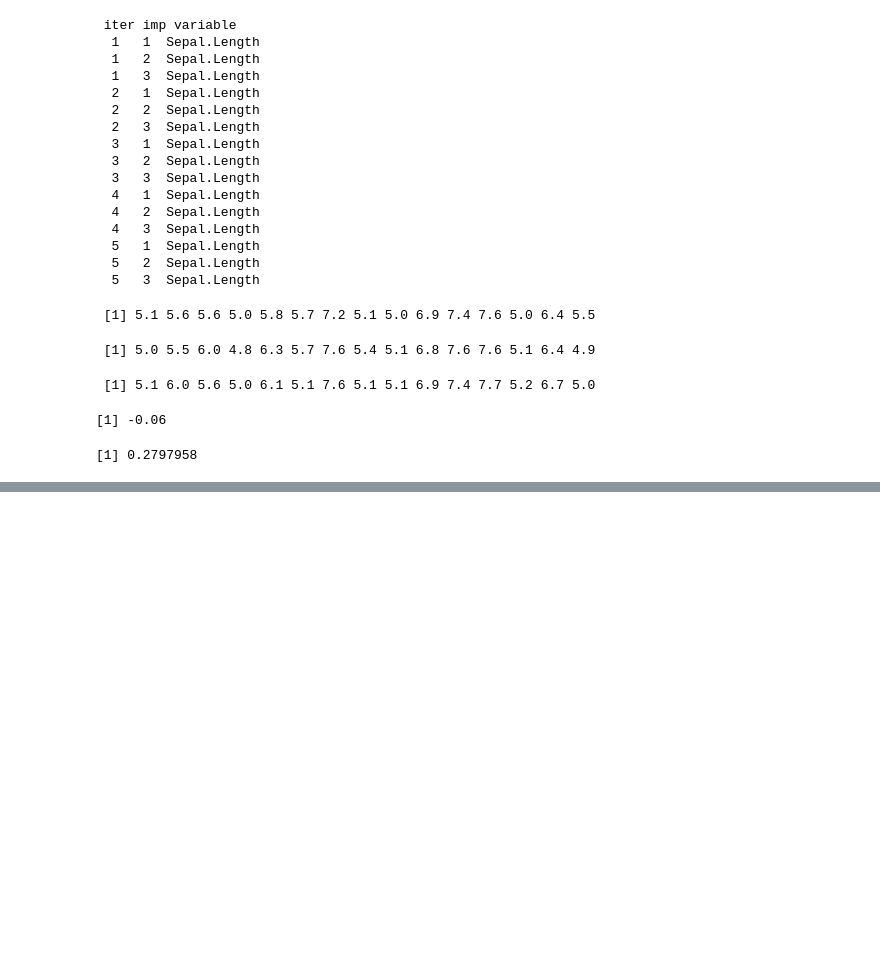
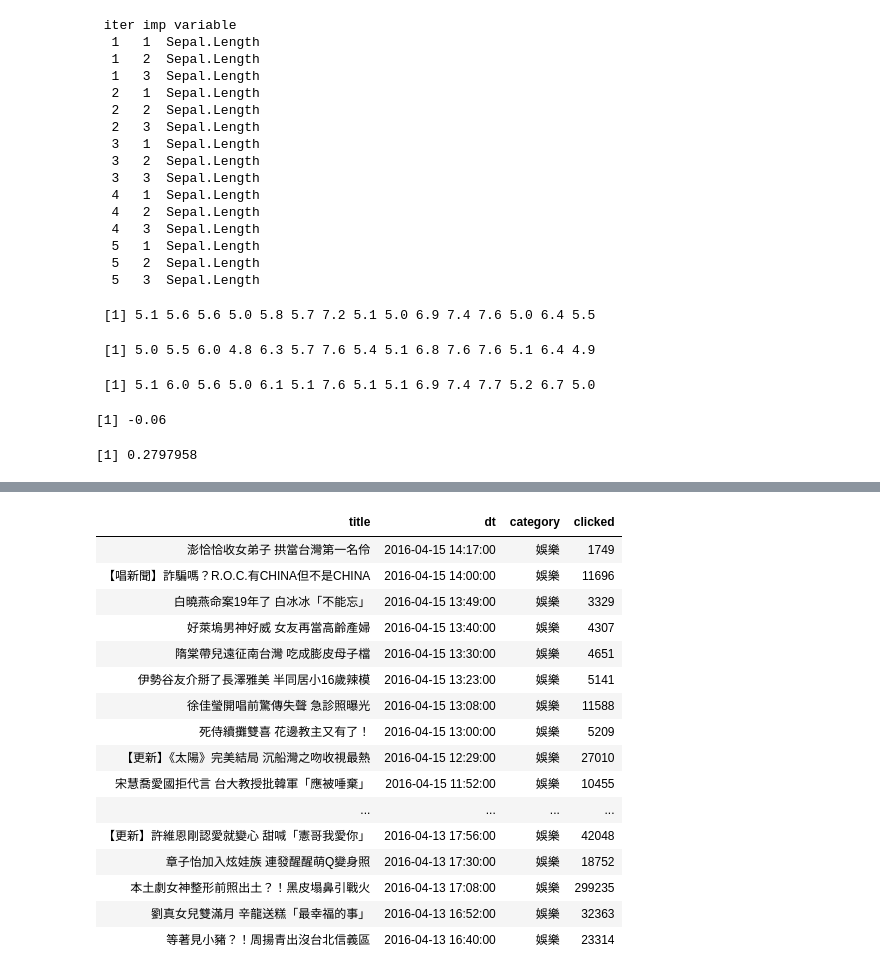
Before and after one commit to YuHsuanLin/riii, a Jupyter notebook: cb102/cb102_20180817.ipynb, the cells around one changed output, grey strips where cells are left out. Saved outputs shown, nothing was run; the diff lists cells and outputs as text; code cells hidden in the pictures; blank space fills up the shorter version.

```diff
--- a/cb102/cb102_20180817.ipynb
+++ b/cb102/cb102_20180817.ipynb
@@ -391,0 +404,20 @@ sd(diff)
+# %%
+filter(applenews,category == '娛樂')
+# %% [output]
+| title | dt | category | clicked |
+| 澎恰恰收女弟子 拱當台灣第一名伶 | 2016-04-15 14:17:00 | 娛樂 | 1749 |
+| 【唱新聞】詐騙嗎？R.O.C.有CHINA但不是CHINA | 2016-04-15 14:00:00 | 娛樂 | 11696 |
+| 白曉燕命案19年了 白冰冰「不能忘」 | 2016-04-15 13:49:00 | 娛樂 | 3329 |
+| 好萊塢男神好威 女友再當高齡產婦 | 2016-04-15 13:40:00 | 娛樂 | 4307 |
+| 隋棠帶兒遠征南台灣 吃成膨皮母子檔 | 2016-04-15 13:30:00 | 娛樂 | 4651 |
+| 伊勢谷友介掰了長澤雅美 半同居小16歲辣模 | 2016-04-15 13:23:00 | 娛樂 | 5141 |
+| 徐佳瑩開唱前驚傳失聲 急診照曝光 | 2016-04-15 13:08:00 | 娛樂 | 11588 |
+| 死侍續攤雙喜 花邊教主又有了！ | 2016-04-15 13:00:00 | 娛樂 | 5209 |
+| 【更新】《太陽》完美結局 沉船灣之吻收視最熱 | 2016-04-15 12:29:00 | 娛樂 | 27010 |
+| 宋慧喬愛國拒代言 台大教授批韓軍「應被唾棄」 | 2016-04-15 11:52:00 | 娛樂 | 10455 |
+| ... | ... | ... | ... |
+| 【更新】許維恩剛認愛就變心 甜喊「憲哥我愛你」 | 2016-04-13 17:56:00 | 娛樂 | 42048 |
+| 章子怡加入炫娃族 連發醒醒萌Q變身照 | 2016-04-13 17:30:00 | 娛樂 | 18752 |
+| 本土劇女神整形前照出土？！黑皮塌鼻引戰火 | 2016-04-13 17:08:00 | 娛樂 | 299235 |
+| 劉真女兒雙滿月 辛龍送糕「最幸福的事」 | 2016-04-13 16:52:00 | 娛樂 | 32363 |
+| 等著見小豬？！周揚青出沒台北信義區 | 2016-04-13 16:40:00 | 娛樂 | 23314 |
```
Also changed, not shown: parts of 28 cells of this notebook.
